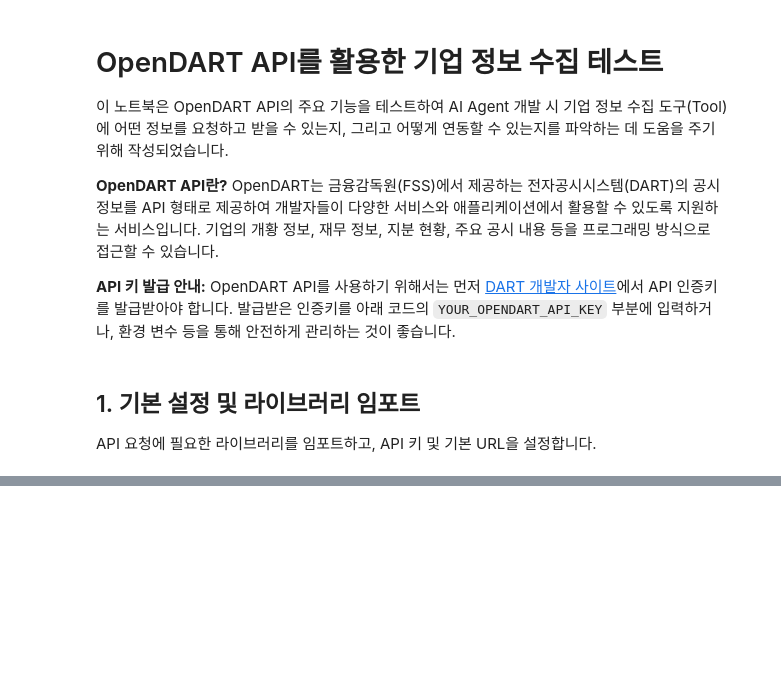
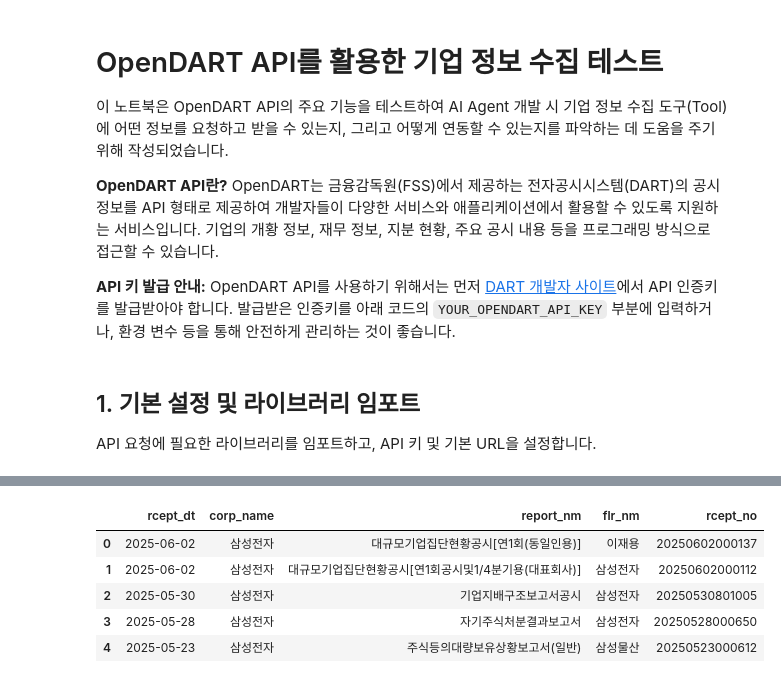
Before and after one commit to arkwith7/ai_agent_demo, a Jupyter notebook: backend/02.OpenDAART_API_기업정보_테스트.ipynb, the cells around one changed output, grey strips where cells are left out. Drawn from its saved outputs; the diff is of its cells as text; code cells hidden in the pictures; blank space fills up the shorter version.

```diff
--- a/backend/02.OpenDAART_API_기업정보_테스트.ipynb
+++ b/backend/02.OpenDAART_API_기업정보_테스트.ipynb
@@ -262,9 +744,13 @@ if samsung_corp_code:
 # %%
+## 7. 최근 공시 목록 조회 (수정된 버전)
+
 def get_recent_disclosures(corp_code, bgn_de=None, end_de=None, pblntf_ty=None, page_no=1, page_count=10):
     """기업의 최근 공시 목록을 조회합니다."""
     if not corp_code:
-        print("기업 고유번호가 없어 조회할 수 없습니다.")
+        print("❌ 기업 고유번호가 없어 조회할 수 없습니다.")
         return None
+
+    print(f"📋 공시 목록 조회 중... (최근 {page_count}건)")
 
     url = f"{BASE_URL}/list.json"
     params = {
@@ -273,41 +759,76 @@ def get_recent_disclosures(corp_code, bgn_de=None, end_de=None, pblntf_ty=None,
         'page_no': page_no,
         'page_count': page_count
     }
-    if bgn_de: params['bgn_de'] = bgn_de
-    if end_de: params['end_de'] = end_de
-    if pblntf_ty: params['pblntf_ty'] = pblntf_ty
+
+    if bgn_de:
+        params['bgn_de'] = bgn_de
+        print(f"   📅 시작일: {bgn_de}")
+    if end_de:
+        params['end_de'] = end_de
+        print(f"   📅 종료일: {end_de}")
+    if pblntf_ty:
+        params['pblntf_ty'] = pblntf_ty
+        pblntf_names = {'A': '정기공시', 'B': '주요사항보고', 'C': '발행공시'}
+        print(f"   📑 공시유형: {pblntf_names.get(pblntf_ty, pblntf_ty)}")
+
+    # API 호출 제한을 고려한 지연
+    time.sleep(0.5)
 
     response = requests.get(url, params=params)
     data = handle_api_response(response)
 
     if data and data.get('list'):
-        print(f"\n--- [{corp_code}] 최근 공시 목록 (Page: {data.get('page_no', 'N/A')}/{data.get('total_page', 'N/A')}) ---")
-        disclosures_df = pd.DataFrame(data['list'])
-        # 각 공시 문서는 'rcept_no' (접수번호)를 통해 원문 조회가 가능합니다.
-        display(disclosures_df[['rcept_dt', 'corp_name', 'report_nm', 'rcept_no', 'flr_nm']])
-        # 공시 원문 URL 예시 (실제로는 document.xml API를 통해 접근)
-        # for index, row in disclosures_df.head(1).iterrows(): # 첫 번째 공시만 예시
-        #    doc_url = f"http://dart.fss.or.kr/dsaf001/main.do?rcpNo={row['rcept_no']}"
-        #    display(Markdown(f"[공시 원문 보기]({doc_url})"))
-        return data['list']
+        disclosures = data['list']
+        total_count = data.get('total_count', len(disclosures))
+        total_page = data.get('total_page', 1)
+        current_page = data.get('page_no', page_no)
+
+        print(f"✅ 공시 목록 조회 완료")
+        print(f"   📊 총 {total_count:,}건 중 {len(disclosures)}건 표시")
+        print(f"   📄 페이지: {current_page}/{total_page}")
+
+        df = pd.DataFrame(disclosures)
+
+        # 주요 컬럼만 선택하여 표시
+        display_columns = ['rcept_dt', 'corp_name', 'report_nm', 'flr_nm', 'rcept_no']
+        available_columns = [col for col in display_columns if col in df.columns]
+
+        if available_columns:
+            print(f"\n📋 공시 목록:")
+            display_df = df[available_columns].copy()
+
+            # 날짜 형식 개선
+            if 'rcept_dt' in display_df.columns:
+                display_df['rcept_dt'] = pd.to_datetime(display_df['rcept_dt']).dt.strftime('%Y-%m-%d')
+
+            display(display_df)
+
+            # 공시 원문 URL 예시 (첫 번째 공시만)
+            if len(disclosures) > 0:
+                first_disclosure = disclosures[0]
+                rcept_no = first_disclosure.get('rcept_no')
+                viewer_url = f"http://dart.fss.or.kr/dsaf001/main.do?rcpNo={rcept_no}"
+                print(f"\n🔗 첫 번째 공시 원문 보기:")
+                display(Markdown(f"[{first_disclosure.get('report_nm', 'N/A')} 원문보기]({viewer_url})"))
+
+        return disclosures
     else:
-        print(f"[{corp_code}] 공시 목록 정보를 찾을 수 없습니다.")
+        print("❌ 공시 목록을 찾을 수 없습니다.")
+        print("   💡 검색 조건을 변경해보세요.")
     return None
 
-# 삼성전자 최근 5건 공시 조회 테스트 (오늘 날짜 기준, 필요시 날짜 지정)
+# 삼성전자 최근 공시 조회 테스트
 from datetime import datetime, timedelta
+
 today = datetime.today().strftime('%Y%m%d')
 one_month_ago = (datetime.today() - timedelta(days=30)).strftime('%Y%m%d')
 
 if samsung_corp_code:
-    # 최근 30일간의 공시 중 상위 5개
-    samsung_disclosures = get_recent_disclosures(samsung_corp_code,
-                                                 bgn_de=one_month_ago,
-                                                 end_de=today,
-                                                 page_count=5)
-
-# 현대자동차 정기공시(A) 최근 2건 조회 테스트
-if hyundai_corp_code:
-    hyundai_periodic_disclosures = get_recent_disclosures(hyundai_corp_code,
-                                                          pblntf_ty='A',
-                                                          page_count=2)
+    print("\n" + "="*60)
+    samsung_disclosures = get_recent_disclosures(
+        samsung_corp_code,
+        bgn_de=one_month_ago,
+        end_de=today,
+        page_count=5
+    )
+# %% [output]
@@ -313,0 +849,6 @@ if hyundai_corp_code:
+|  | rcept_dt | corp_name | report_nm | flr_nm | rcept_no |
+| 0 | 2025-06-02 | 삼성전자 | 대규모기업집단현황공시[연1회(동일인용)] | 이재용 | 20250602000137 |
+| 1 | 2025-06-02 | 삼성전자 | 대규모기업집단현황공시[연1회공시및1/4분기용(대표회사)] | 삼성전자 | 20250602000112 |
+| 2 | 2025-05-30 | 삼성전자 | 기업지배구조보고서공시 | 삼성전자 | 20250530801005 |
+| 3 | 2025-05-28 | 삼성전자 | 자기주식처분결과보고서 | 삼성전자 | 20250528000650 |
+| 4 | 2025-05-23 | 삼성전자 | 주식등의대량보유상황보고서(일반) | 삼성물산 | 20250523000612 |
```
Also changed, not shown: parts of 20 cells of this notebook, 1 other file.
